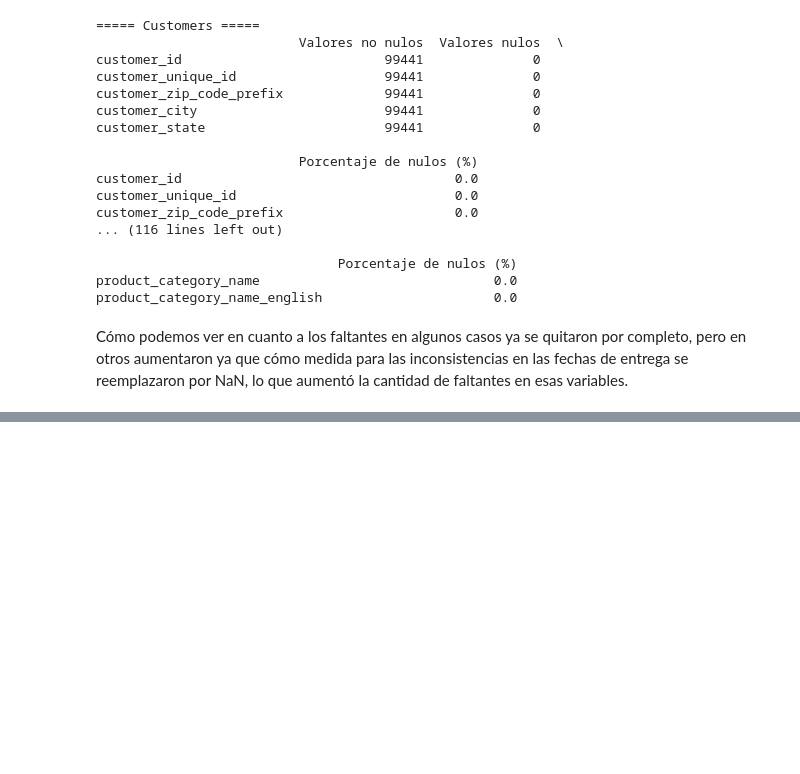
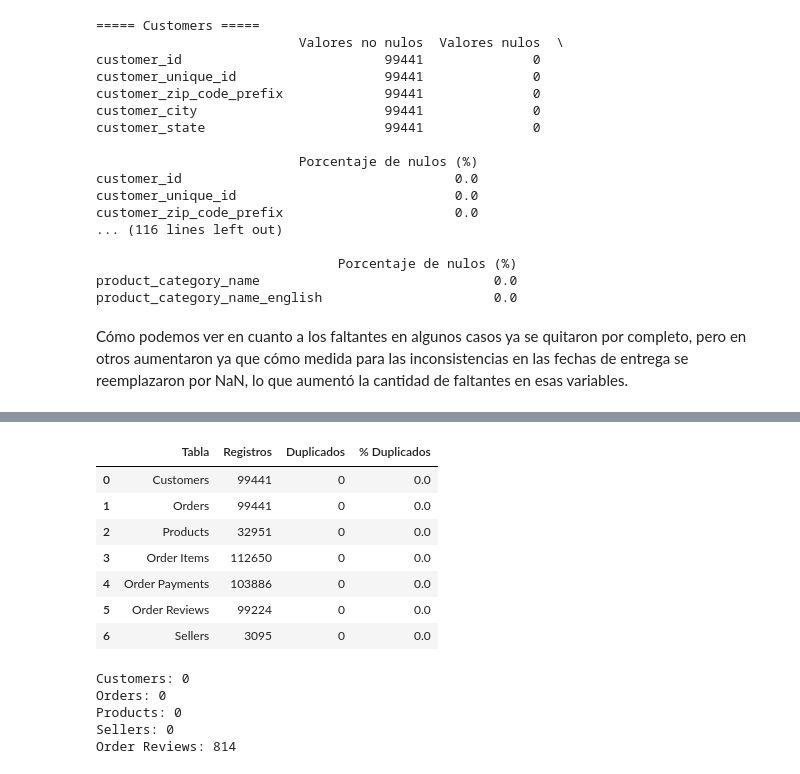
Before and after one commit to AlejandraIvn/Proyecto_1, a Jupyter notebook: Limpieza_integracion_datos.ipynb, the cells around one changed output, grey strips where cells are left out. Cells and saved outputs as stored; diff of their text form; code cells hidden in the pictures; blank space fills up the shorter version.

```diff
--- a/Limpieza_integracion_datos.ipynb
+++ b/Limpieza_integracion_datos.ipynb
@@ -1308,0 +1307,47 @@ Cómo podemos ver en cuanto a los faltantes en algunos casos ya se quitaron por
+# %%
+tablas = {
+    "Customers": customers,
+    "Orders": orders,
+    "Products": products,
+    "Order Items": order_items,
+    "Order Payments": order_payments,
+    "Order Reviews": order_reviews,
+    "Sellers": sellers
+}
+
+resultado = []
+
+for nombre, df in tablas.items():
+    duplicados = df.duplicated().sum()
+
+    resultado.append({
+        "Tabla": nombre,
+        "Registros": len(df),
+        "Duplicados": duplicados,
+        "% Duplicados": round(duplicados/len(df)*100, 4)
+    })
+
+duplicados_df = pd.DataFrame(resultado)
+
+duplicados_df
+# %% [output]
+|  | Tabla | Registros | Duplicados | % Duplicados |
+| 0 | Customers | 99441 | 0 | 0.0 |
+| 1 | Orders | 99441 | 0 | 0.0 |
+| 2 | Products | 32951 | 0 | 0.0 |
+| 3 | Order Items | 112650 | 0 | 0.0 |
+| 4 | Order Payments | 103886 | 0 | 0.0 |
+| 5 | Order Reviews | 99224 | 0 | 0.0 |
+| 6 | Sellers | 3095 | 0 | 0.0 |
+# %%
+print("Customers:", customers["customer_id"].duplicated().sum())
+print("Orders:", orders["order_id"].duplicated().sum())
+print("Products:", products["product_id"].duplicated().sum())
+print("Sellers:", sellers["seller_id"].duplicated().sum())
+print("Order Reviews:", order_reviews["review_id"].duplicated().sum())
+# %% [output]
+Customers: 0
+Orders: 0
+Products: 0
+Sellers: 0
+Order Reviews: 814
```
Also changed, not shown: parts of 24 cells of this notebook.
